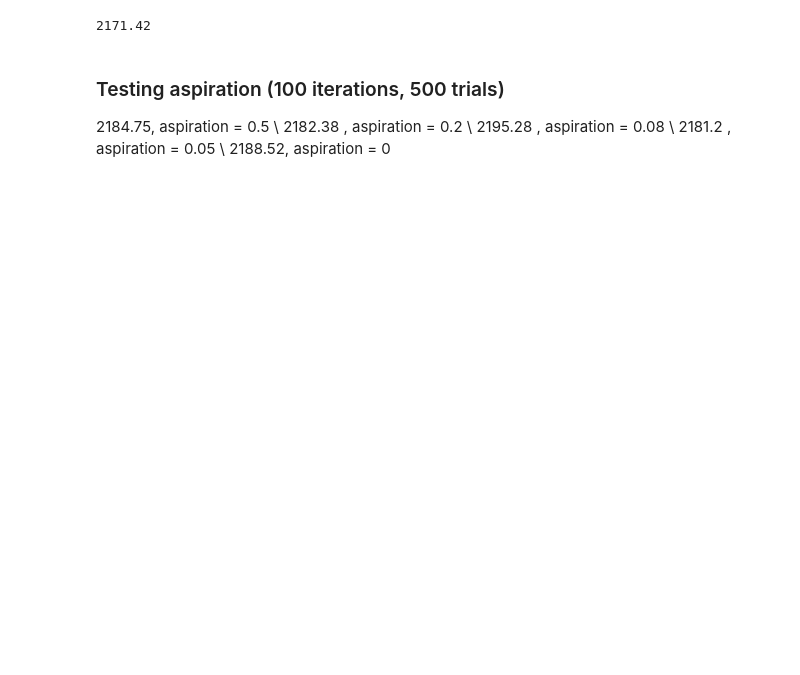
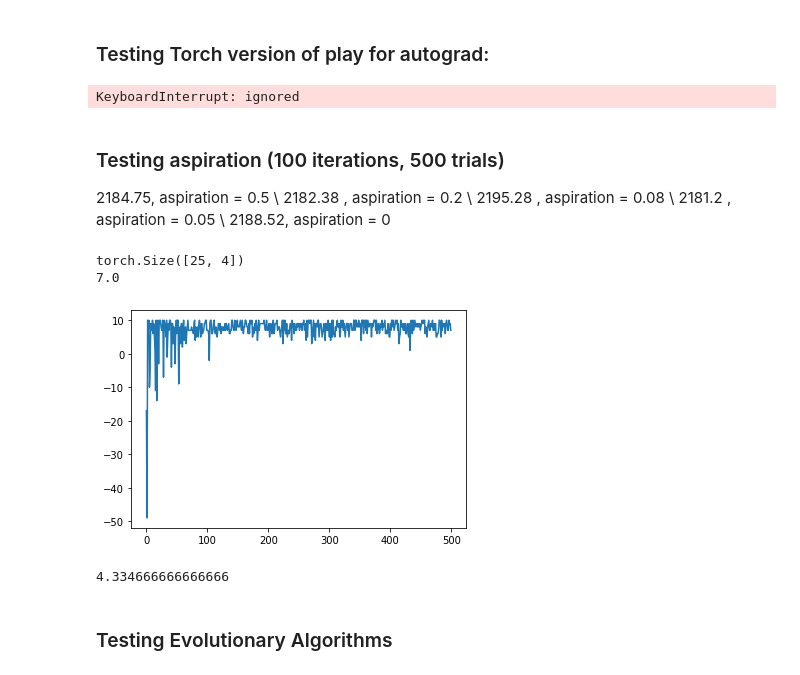
Before and after one commit to lucasjirwin/Intrinsically-motivated-Prospect-Theory-RL-agent, a Jupyter notebook: RL_aspiration_metaLearner.ipynb, the cells around one changed output. Saved outputs shown, nothing was run; the diff lists cells and outputs as text; code cells hidden in the pictures; blank space fills up the shorter version.

```diff
--- a/RL_aspiration_metaLearner.ipynb
+++ b/RL_aspiration_metaLearner.ipynb
@@ -20 +39,11 @@ import matplotlib.pyplot as plt
 %matplotlib inline
+# %%
+height = np.random.randint(5,10)
+width = np.random.randint(5,10)
+grid = np.zeros(height * width) -1
+size = height * width - 1
+current_location = (np.random.randint(0,size)) #e1
+bomb_location= np.random.choice([i for i in range(size) if i!= current_location])
+gold_location= np.random.choice([i for i in range(size) if (i!=current_location and i!= bomb_location)])
+terminal_states = [bomb_location, gold_location]
+print(height, width, grid, size, current_location, bomb_location, gold_location, terminal_states)
@@ -26,13 +60,18 @@ class DeepGridWorld:
         self.height = 5
         self.width = 5
         self.grid = np.zeros(self.height * self.width) -1
+        self.size = self.height * self.width - 1
 
         # Set random start location for the agent
-        self.current_location = (np.random.randint(20,24)) #e1
+        self.current_location = (np.random.randint(0,24)) #e1
 
         # Set locations for the bomb and the gold
-        self.bomb_location = 8 # e2
-        self.gold_location = 3 # e3
+
+        #self.bomb_location = np.random.choice([i for i in range(25) if i!=self.current_location]) # e2
+        #self.gold_location = np.random.choice([i for i in range(25) if (i!=self.current_location and i!=self.bomb_location)]) # e3
+
+        self.bomb_location= 3
+        self.gold_location= 8
         self.terminal_states = [self.bomb_location, self.gold_location]
 
         # Set grid rewards for special cells
@@ -187,3 +273,5 @@ def play(environment, agent, trials=500, max_steps_per_episode=1000, learn=False
         reward_per_episode.append(cumulative_reward) # Append reward for current trial to performance log
 
     return reward_per_episode # Return performance log
+# %% [markdown]
+### Testing Torch version of play for autograd:
@@ -190,16 +306,16 @@ def play(environment, agent, trials=500, max_steps_per_episode=1000, learn=False
 # %%
 environment = DeepGridWorld()
-agent = DeepQ_Agent(environment, aspiration = 0.08)
+agent = DeepQ_Agent(environment, aspiration = 0)
 av_reward = 0
-for iteration in range(100):
+for iteration in range(10):
   reward_per_episode = play(environment, agent, trials = 500, learn = True)
 
   #plt.plot(reward_per_episode)
   av_reward += sum(reward_per_episode)
 
-print(av_reward/100)
+print(av_reward/10)
 # %% [output]
-2171.42
+KeyboardInterrupt: ignored
 # %% [markdown]
 ### Testing aspiration (100 iterations, 500 trials)
 2184.75, aspiration = 0.5 \\
@@ -207,3 +323,31 @@ print(av_reward/100)
 2195.28      , aspiration = 0.08 \\
 2181.2      , aspiration = 0.05 \\
 2188.52, aspiration = 0
+# %%
+environment = DeepGridWorld()
+agent = DeepQ_Agent(environment, aspiration = 0.20173071)
+av_reward = 0
+print(agent.q_table.shape)
+reward_per_episode = agent.play( learn = True)
+
+plt.plot(reward_per_episode.detach().numpy())
+#print(reward_per_episode)
+print(np.mean(reward_per_episode.detach().numpy()[-1:]))
+# %% [output]
+torch.Size([25, 4])
+7.0
+[figure, added]
+# %%
+means = []
+
+for it in range(100):
+  environment = DeepGridWorld()
+  agent = DeepQ_Agent(environment, aspiration = 0.20173071)
+  reward_per_episode = play(environment, agent, trials=100, learn = True)
+  means.append(reward_per_episode[-15:])
+
+np.mean(means)
+# %% [output]
+4.334666666666666
+# %% [markdown]
+### Testing Evolutionary Algorithms
```
Also changed, not shown: parts of 14 cells of this notebook.
